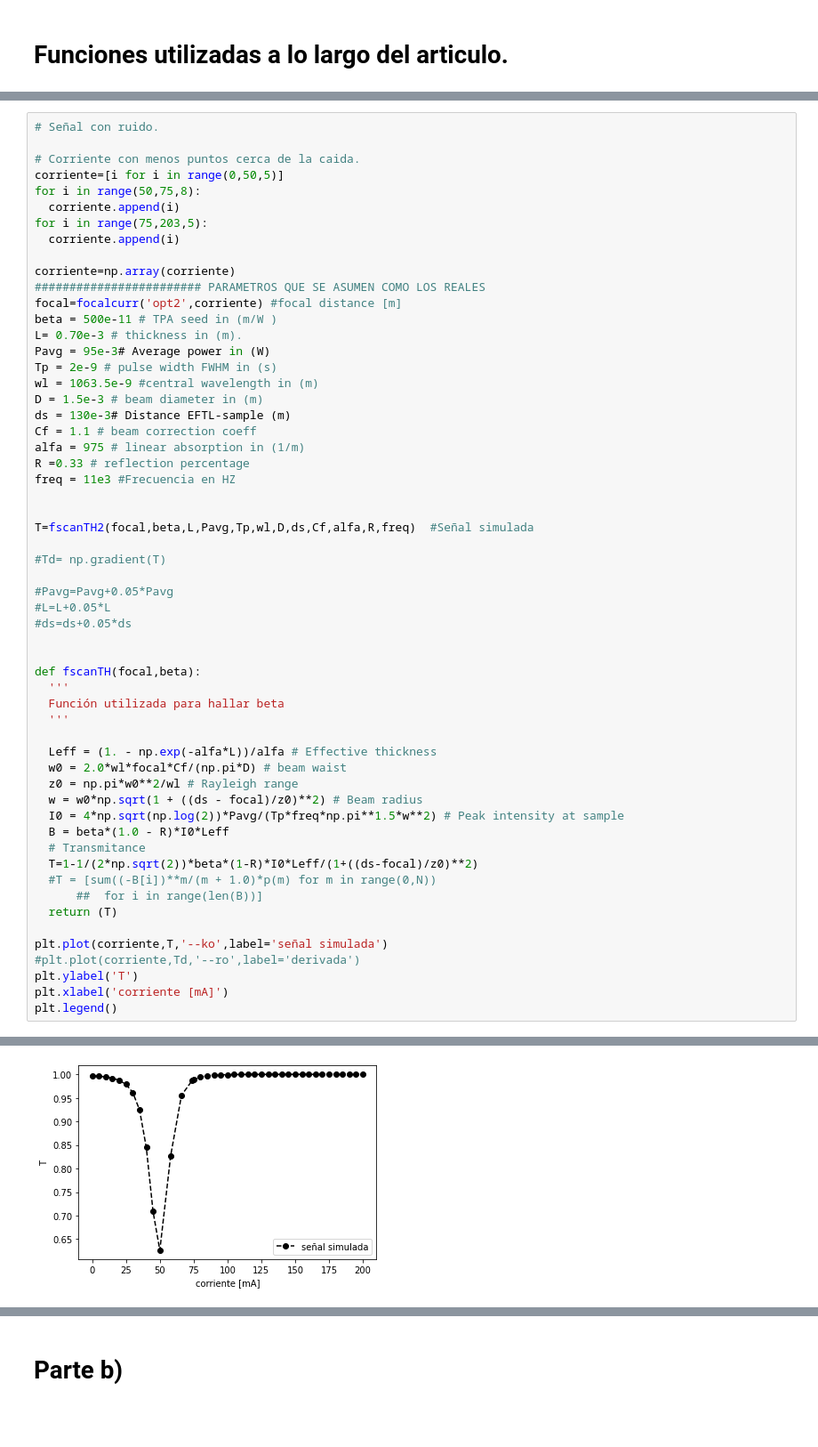
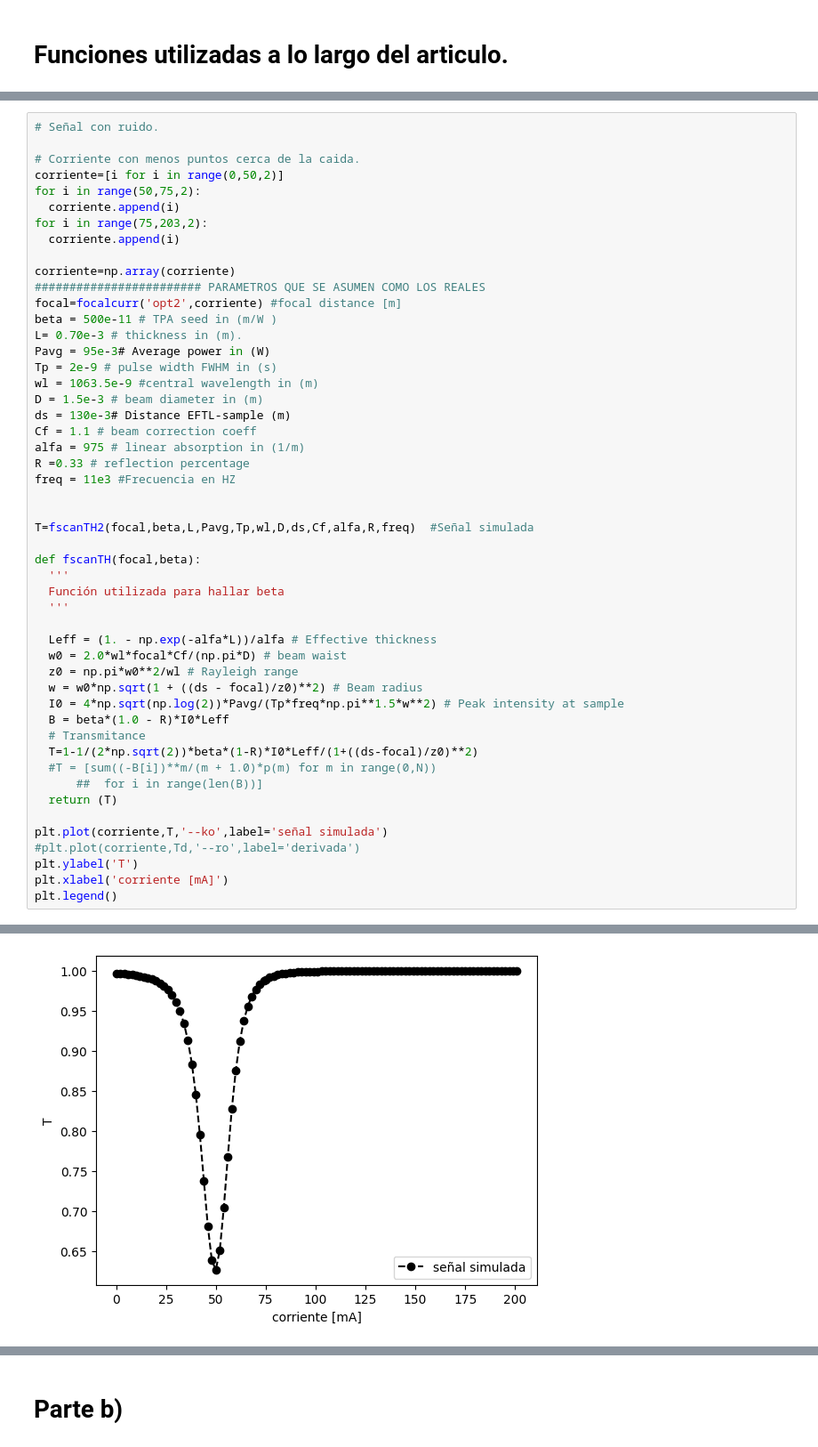
Before and after one commit to EstebanM-98/University_codes, a Jupyter notebook: TPA/20_enero(1).ipynb, the cells around one changed output, grey strips where cells are left out. Shown at 89% size. Drawn from its saved outputs; the diff is of its cells as text; blank space fills up the shorter version.

```diff
--- a/TPA/20_enero(1).ipynb
+++ b/TPA/20_enero(1).ipynb
@@ -117,10 +109,10 @@ NameError: ignored
 # Señal con ruido.
 
 # Corriente con menos puntos cerca de la caida.
-corriente=[i for i in range(0,50,5)]
-for i in range(50,75,8):
+corriente=[i for i in range(0,50,2)]
+for i in range(50,75,2):
   corriente.append(i)
-for i in range(75,203,5):
+for i in range(75,203,2):
   corriente.append(i)
 
 corriente=np.array(corriente)
@@ -138,40 +130,33 @@ alfa = 975 # linear absorption in (1/m)
 R =0.33 # reflection percentage
 freq = 11e3 #Frecuencia en HZ
 
 
 T=fscanTH2(focal,beta,L,Pavg,Tp,wl,D,ds,Cf,alfa,R,freq)  #Señal simulada
-
-#Td= np.gradient(T)
-
-#Pavg=Pavg+0.05*Pavg
-#L=L+0.05*L
-#ds=ds+0.05*ds
-
 
 def fscanTH(focal,beta):
   '''
   Función utilizada para hallar beta
   '''
 
   Leff = (1. - np.exp(-alfa*L))/alfa # Effective thickness
   w0 = 2.0*wl*focal*Cf/(np.pi*D) # beam waist
   z0 = np.pi*w0**2/wl # Rayleigh range
   w = w0*np.sqrt(1 + ((ds - focal)/z0)**2) # Beam radius
   I0 = 4*np.sqrt(np.log(2))*Pavg/(Tp*freq*np.pi**1.5*w**2) # Peak intensity at sample
   B = beta*(1.0 - R)*I0*Leff
   # Transmitance
   T=1-1/(2*np.sqrt(2))*beta*(1-R)*I0*Leff/(1+((ds-focal)/z0)**2)
   #T = [sum((-B[i])**m/(m + 1.0)*p(m) for m in range(0,N))
       ##  for i in range(len(B))]
   return (T)
 
 plt.plot(corriente,T,'--ko',label='señal simulada')
 #plt.plot(corriente,Td,'--ro',label='derivada')
 plt.ylabel('T')
 plt.xlabel('corriente [mA]')
 plt.legend()
 # %% [output]
 <matplotlib.legend.Legend at 0x...>
-[figure, old version]
+[figure, new version]
 # %% [markdown]
 # Comprobación del método directo con ajuste $\chi^{2}$
```
Also changed, not shown: parts of 9 cells of this notebook, 40 other files.
